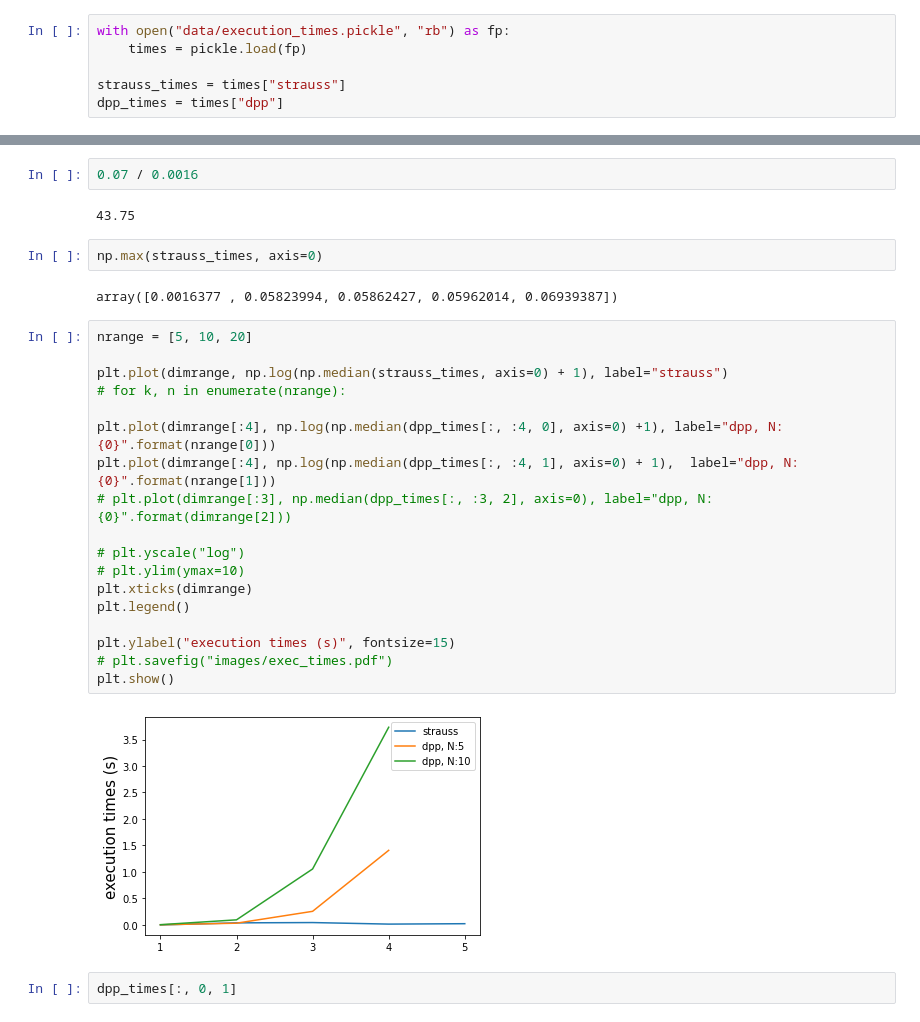
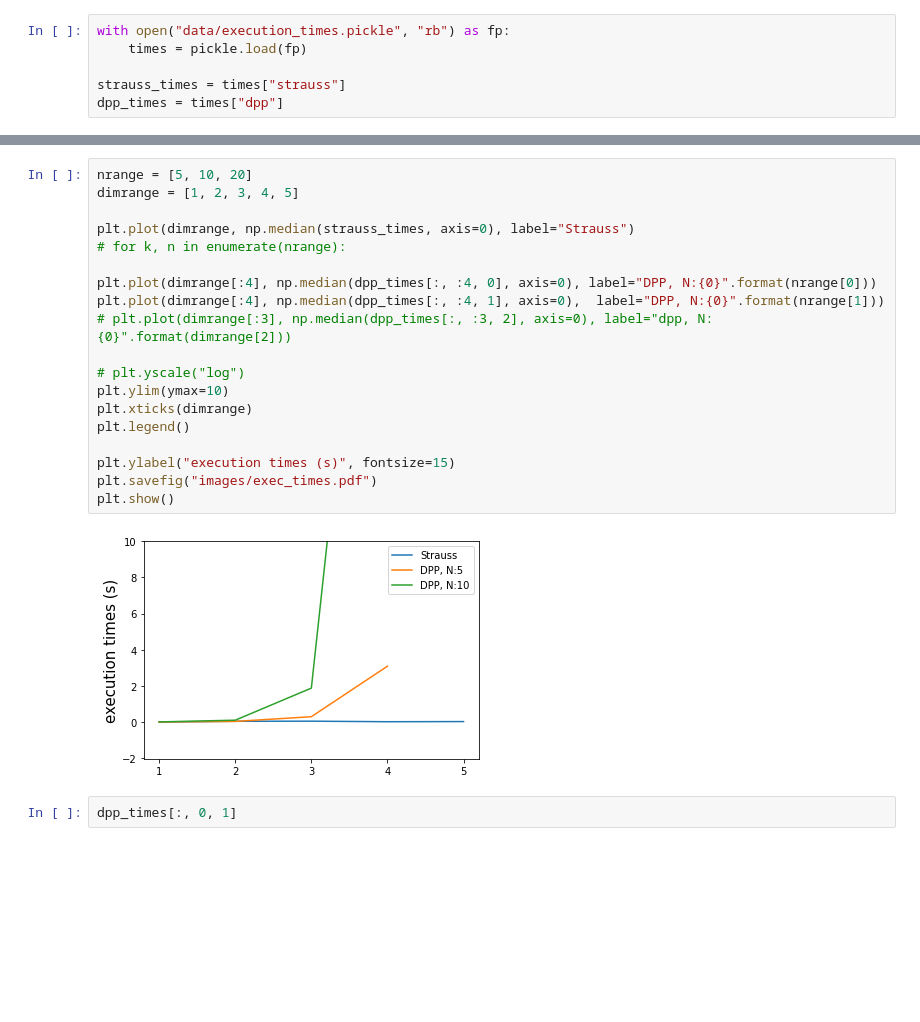
Before and after one commit to LGhilotti/pp_mix, a Jupyter notebook: Simulation Strauss vs DPP.ipynb, the cells around one changed output, grey strips where cells are left out. Saved outputs shown, nothing was run; the diff lists cells and outputs as text; blank space fills up the shorter version.

```diff
--- a/Simulation Strauss vs DPP.ipynb
+++ b/Simulation Strauss vs DPP.ipynb
@@ -105,31 +95,24 @@ plt.show()
-# %%
-0.07 / 0.0016
-# %% [output]
-43.75
-# %%
-np.max(strauss_times, axis=0)
-# %% [output]
-array([0.0016377 , 0.05823994, 0.05862427, 0.05962014, 0.06939387])
 # %%
 nrange = [5, 10, 20]
+dimrange = [1, 2, 3, 4, 5]
 
-plt.plot(dimrange, np.log(np.median(strauss_times, axis=0) + 1), label="strauss")
+plt.plot(dimrange, np.median(strauss_times, axis=0), label="Strauss")
 # for k, n in enumerate(nrange):
 
-plt.plot(dimrange[:4], np.log(np.median(dpp_times[:, :4, 0], axis=0) +1), label="dpp, N:{0}".format(nrange[0]))
-plt.plot(dimrange[:4], np.log(np.median(dpp_times[:, :4, 1], axis=0) + 1),  label="dpp, N:{0}".format(nrange[1]))
+plt.plot(dimrange[:4], np.median(dpp_times[:, :4, 0], axis=0), label="DPP, N:{0}".format(nrange[0]))
+plt.plot(dimrange[:4], np.median(dpp_times[:, :4, 1], axis=0),  label="DPP, N:{0}".format(nrange[1]))
 # plt.plot(dimrange[:3], np.median(dpp_times[:, :3, 2], axis=0), label="dpp, N:{0}".format(dimrange[2]))
 
 # plt.yscale("log")
-# plt.ylim(ymax=10)
+plt.ylim(ymax=10)
 plt.xticks(dimrange)
 plt.legend()
 
 plt.ylabel("execution times (s)", fontsize=15)
-# plt.savefig("images/exec_times.pdf")
+plt.savefig("images/exec_times.pdf")
 plt.show()
 # %% [output]
-[figure, old version]
+[figure, new version]
 # %%
 dpp_times[:, 0, 1]
 # %%
```
Also changed, not shown: parts of 7 cells of this notebook, 4 other files.
